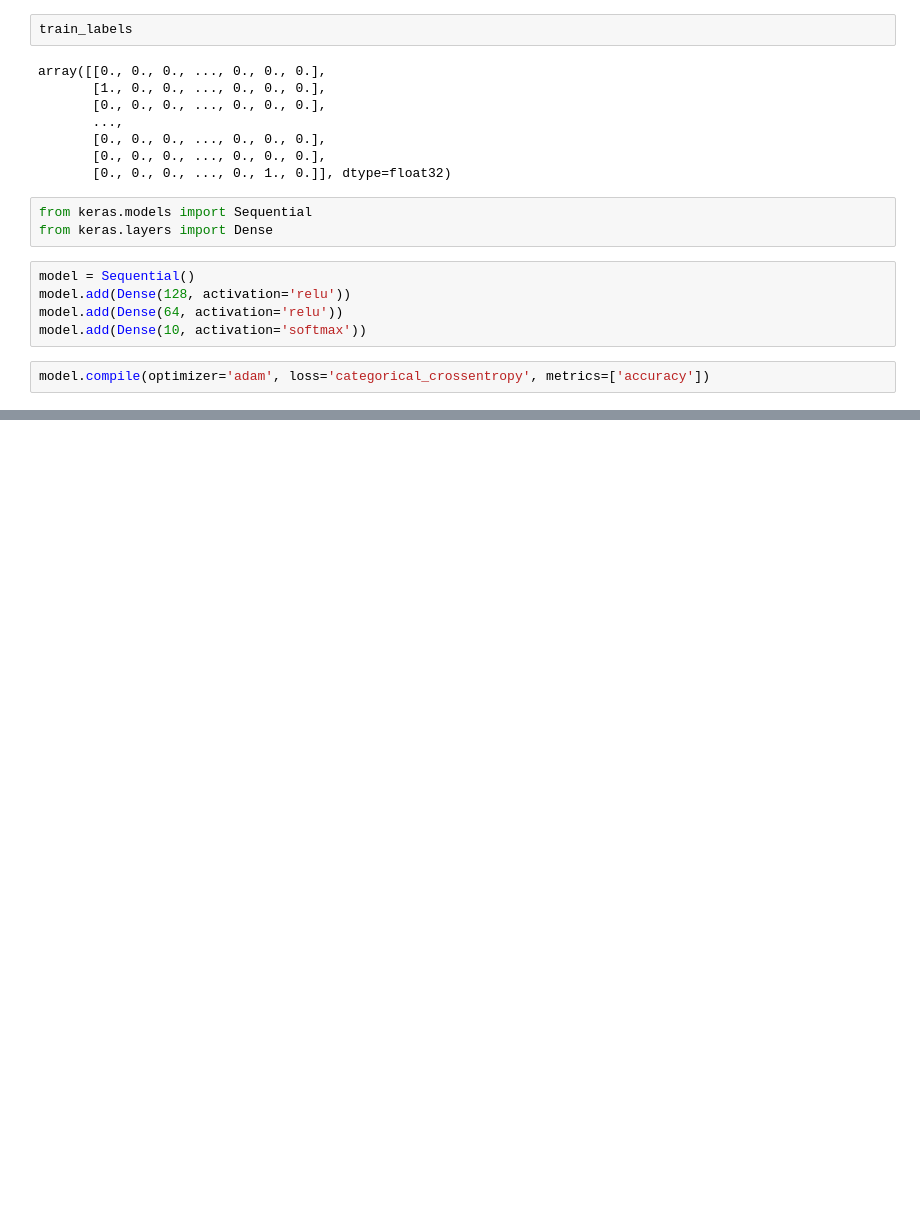
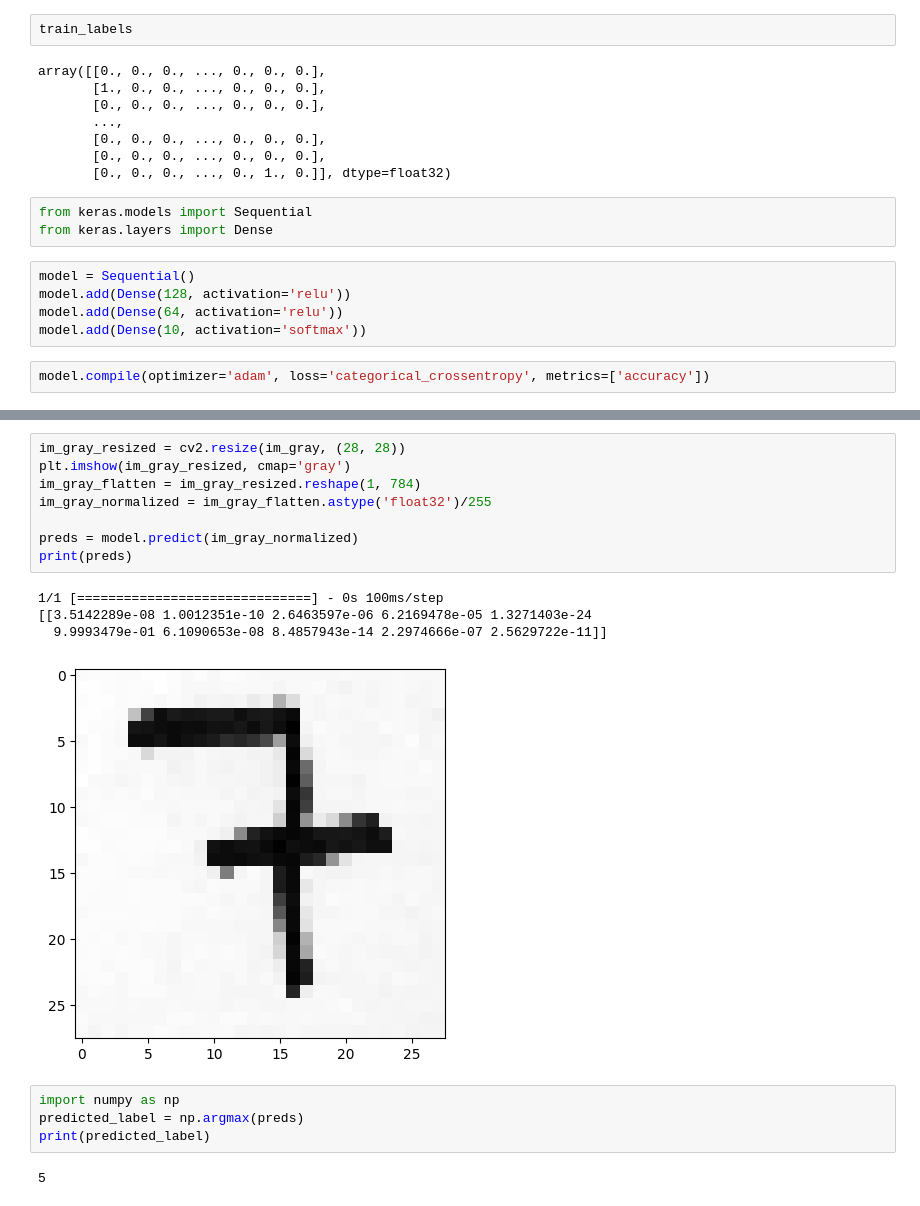
Before and after one commit to FatemeSafaei/Vision_Feb2023, a Jupyter notebook: 03_Deep Learning/05_FFNNProgramming/mnist.ipynb, the cells around one changed output, grey strips where cells are left out. Saved outputs shown, nothing was run; the diff lists cells and outputs as text; blank space fills up the shorter version.

```diff
--- a/03_Deep Learning/05_FFNNProgramming/mnist.ipynb
+++ b/03_Deep Learning/05_FFNNProgramming/mnist.ipynb
@@ -84,0 +119,19 @@ print(test_loss, test_acc)
+# %%
+im_gray_resized = cv2.resize(im_gray, (28, 28))
+plt.imshow(im_gray_resized, cmap='gray')
+im_gray_flatten = im_gray_resized.reshape(1, 784)
+im_gray_normalized = im_gray_flatten.astype('float32')/255
+
+preds = model.predict(im_gray_normalized)
+print(preds)
+# %% [output]
+1/1 [==============================] - 0s 100ms/step
+[[3.5142289e-08 1.0012351e-10 2.6463597e-06 6.2169478e-05 1.3271403e-24
+  9.9993479e-01 6.1090653e-08 8.4857943e-14 2.2974666e-07 2.5629722e-11]]
+[figure, added]
+# %%
+import numpy as np
+predicted_label = np.argmax(preds)
+print(predicted_label)
+# %% [output]
+5
```
Also changed, not shown: parts of 12 cells of this notebook, 2 other files.
